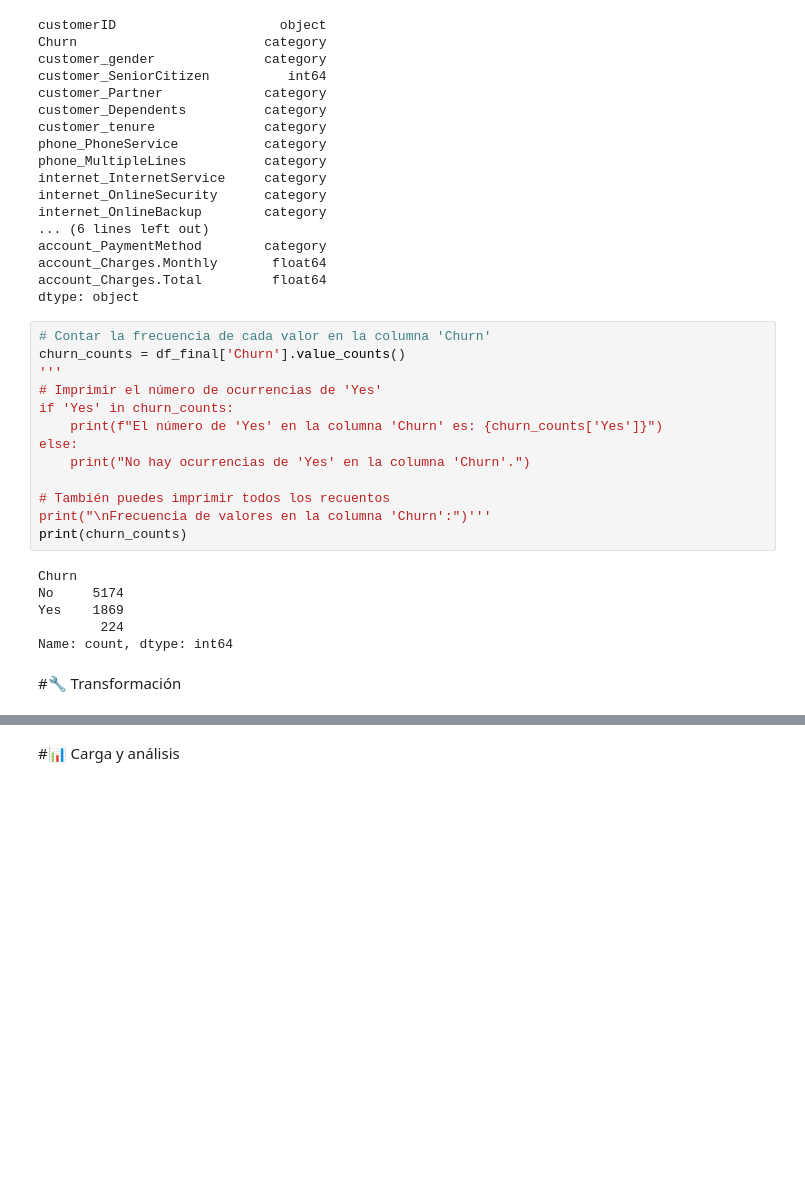
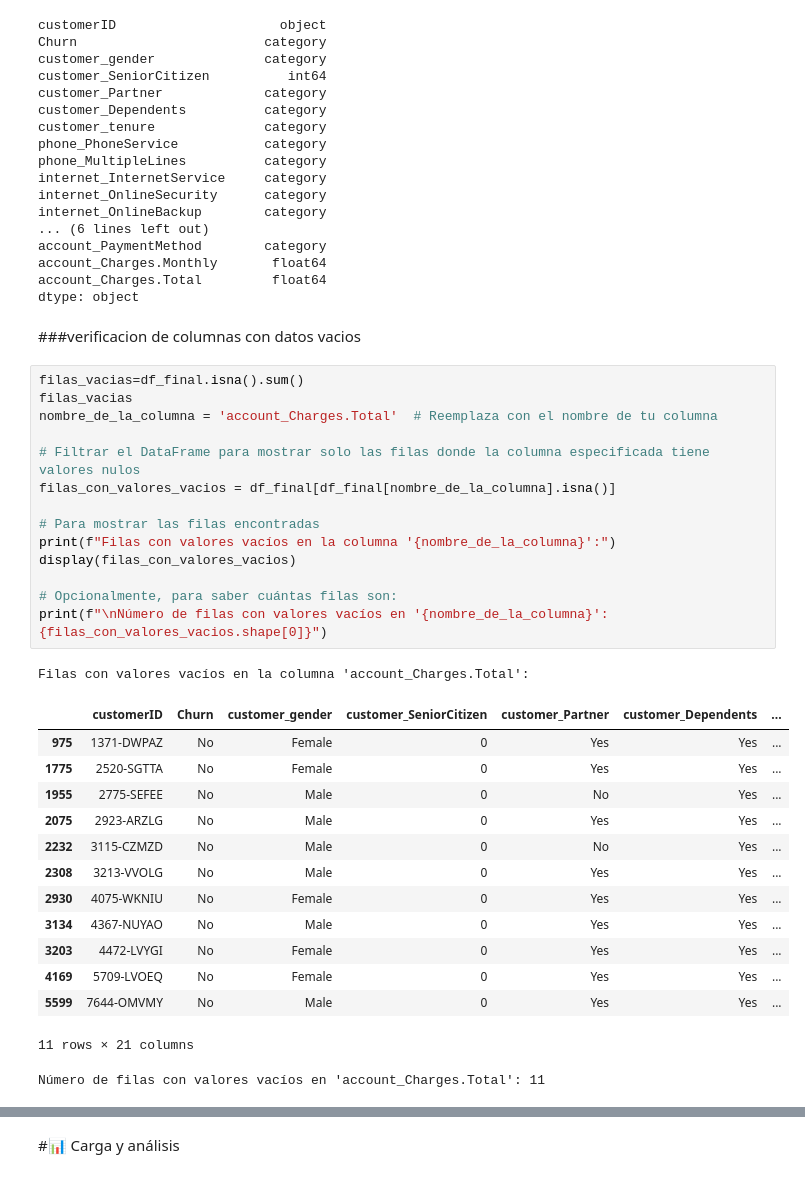
Before and after one commit to raohxxx/TelecomX_Challenge, a Jupyter notebook: TelecomX_LATAM.ipynb, the cells around one changed output, grey strips where cells are left out. Cells and saved outputs as stored; diff of their text form; blank space fills up the shorter version.

```diff
--- a/TelecomX_LATAM.ipynb
+++ b/TelecomX_LATAM.ipynb
@@ -162,24 +168,35 @@ account_PaymentMethod        category
 account_Charges.Monthly       float64
 account_Charges.Total         float64
 dtype: object
-# %%
-# Contar la frecuencia de cada valor en la columna 'Churn'
-churn_counts = df_final['Churn'].value_counts()
-'''
-# Imprimir el número de ocurrencias de 'Yes'
-if 'Yes' in churn_counts:
-    print(f"El número de 'Yes' en la columna 'Churn' es: {churn_counts['Yes']}")
-else:
-    print("No hay ocurrencias de 'Yes' en la columna 'Churn'.")
-
-# También puedes imprimir todos los recuentos
-print("\nFrecuencia de valores en la columna 'Churn':")'''
-print(churn_counts)
-# %% [output]
-Churn
-No     5174
-Yes    1869
-        224
-Name: count, dtype: int64
-# %% [markdown]
-#🔧 Transformación
+# %% [markdown]
+###verificacion de columnas con datos vacios
+# %%
+filas_vacias=df_final.isna().sum()
+filas_vacias
+nombre_de_la_columna = 'account_Charges.Total'  # Reemplaza con el nombre de tu columna
+
+# Filtrar el DataFrame para mostrar solo las filas donde la columna especificada tiene valores nulos
+filas_con_valores_vacios = df_final[df_final[nombre_de_la_columna].isna()]
+
+# Para mostrar las filas encontradas
+print(f"Filas con valores vacíos en la columna '{nombre_de_la_columna}':")
+display(filas_con_valores_vacios)
+
+# Opcionalmente, para saber cuántas filas son:
+print(f"\nNúmero de filas con valores vacíos en '{nombre_de_la_columna}': {filas_con_valores_vacios.shape[0]}")
+# %% [output]
+Filas con valores vacíos en la columna 'account_Charges.Total':
+|  | customerID | Churn | customer_gender | customer_SeniorCitizen | customer_Partner | customer_Dependents | ... |
+| 975 | 1371-DWPAZ | No | Female | 0 | Yes | Yes | ... |
+| 1775 | 2520-SGTTA | No | Female | 0 | Yes | Yes | ... |
+| 1955 | 2775-SEFEE | No | Male | 0 | No | Yes | ... |
+| 2075 | 2923-ARZLG | No | Male | 0 | Yes | Yes | ... |
+| 2232 | 3115-CZMZD | No | Male | 0 | No | Yes | ... |
+| 2308 | 3213-VVOLG | No | Male | 0 | Yes | Yes | ... |
+| 2930 | 4075-WKNIU | No | Female | 0 | Yes | Yes | ... |
+| 3134 | 4367-NUYAO | No | Male | 0 | Yes | Yes | ... |
+| 3203 | 4472-LVYGI | No | Female | 0 | Yes | Yes | ... |
+| 4169 | 5709-LVOEQ | No | Female | 0 | Yes | Yes | ... |
+| 5599 | 7644-OMVMY | No | Male | 0 | Yes | Yes | ... |
+11 rows × 21 columns
+Número de filas con valores vacíos en 'account_Charges.Total': 11
```
Also changed, not shown: parts of 6 cells of this notebook.
